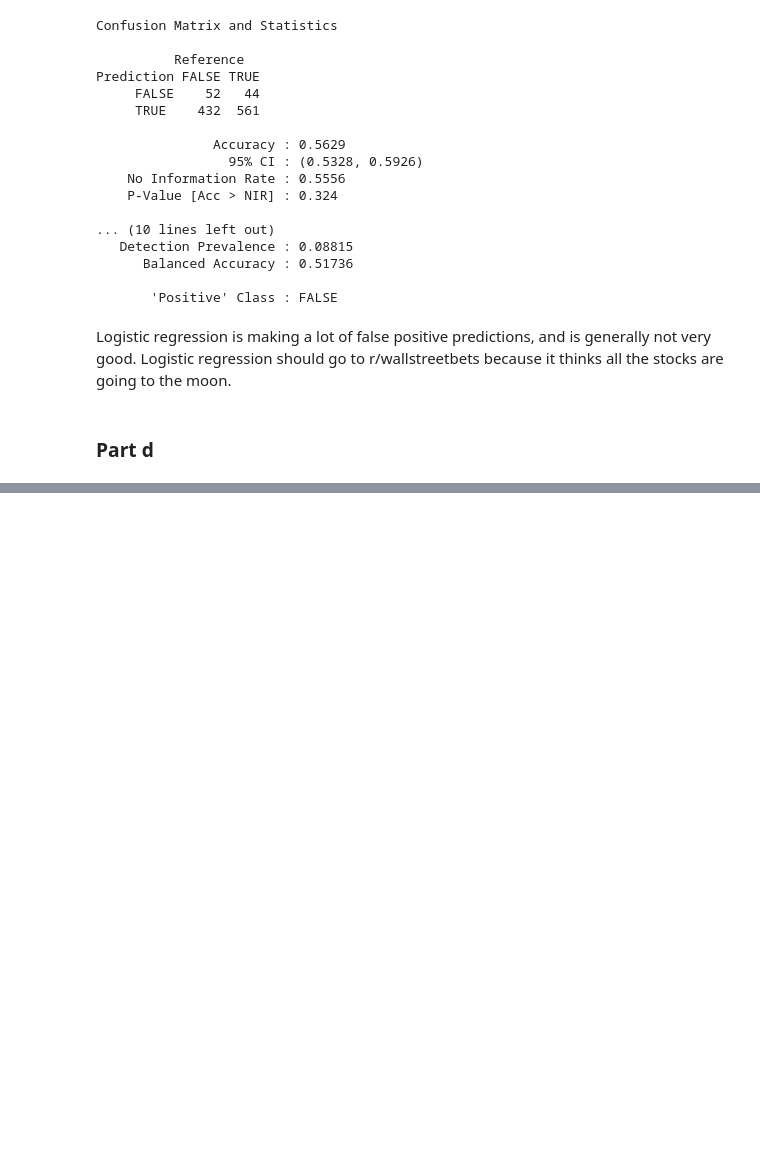
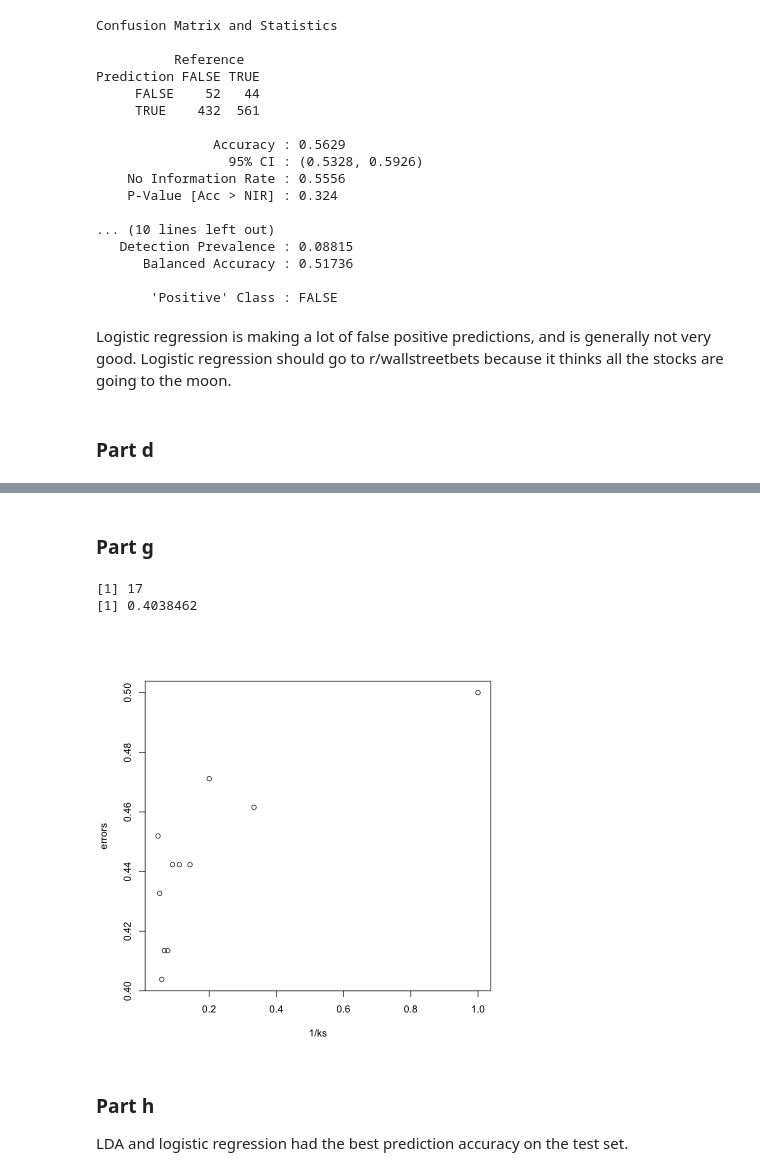
Before and after one commit to walkin-through-the-forest/ST443, a Jupyter notebook: hw03.ipynb, the cells around one changed output, grey strips where cells are left out. Cells and saved outputs as stored; diff of their text form; code cells hidden in the pictures; blank space fills up the shorter version.

```diff
--- a/hw03.ipynb
+++ b/hw03.ipynb
@@ -191,0 +151,10 @@ Prediction FALSE TRUE
+# %%
+train <- data[data$Year <= 2008, ]
+test <- data[data$Year >= 2009, ]
+
+log_reg <- glm(Direction ~ Lag2, data = train)
+
+confusionMatrix(
+    as.factor(predict(log_reg, newdata = test) >= 0.5),
+    as.factor(test$Direction == 1)
+)
@@ -191,0 +235,22 @@ Prediction FALSE TRUE
+# %% [markdown]
+### Part g
+# %%
+library(class)
+ks <- seq(1, 21, 2)
+errors <- rep(0, length(ks))
+
+for (i in 1:length(ks)) {
+    errors[i] <- mean(knn(train[c("Lag2")], test[c("Lag2")], train$Direction, k=ks[i]) != test$Direction)
+}
+
+plot(1/ks, errors)
+print(ks[which.min(errors)])
+print(min(errors))
+# %% [output]
+[1] 17
+[1] 0.4038462
+[figure, added]
+# %% [markdown]
+### Part h
+
+LDA and logistic regression had the best prediction accuracy on the test set.
```
Also changed, not shown: parts of 8 cells of this notebook, 2 other files.
